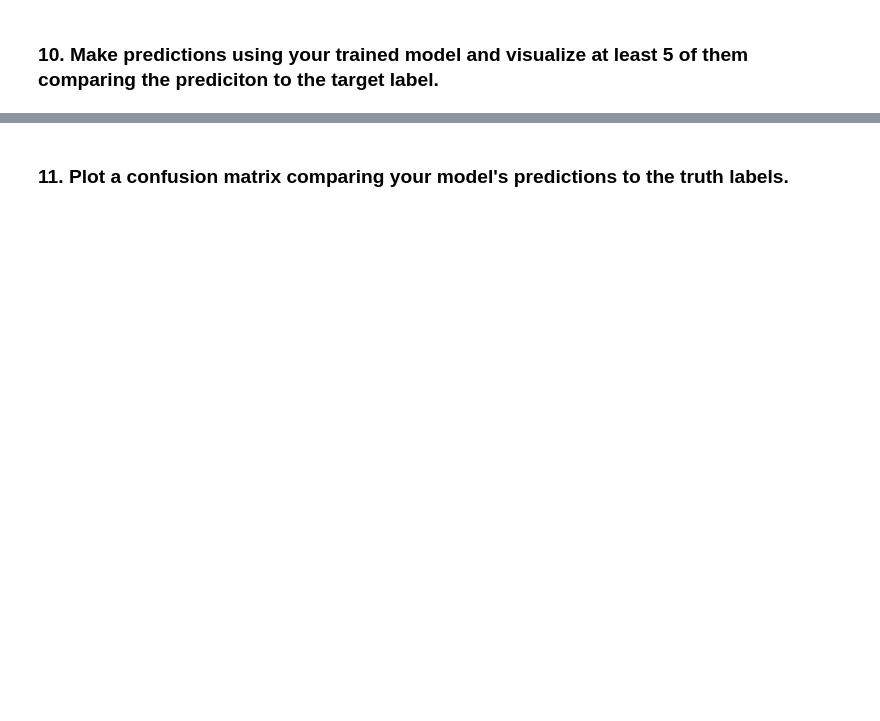
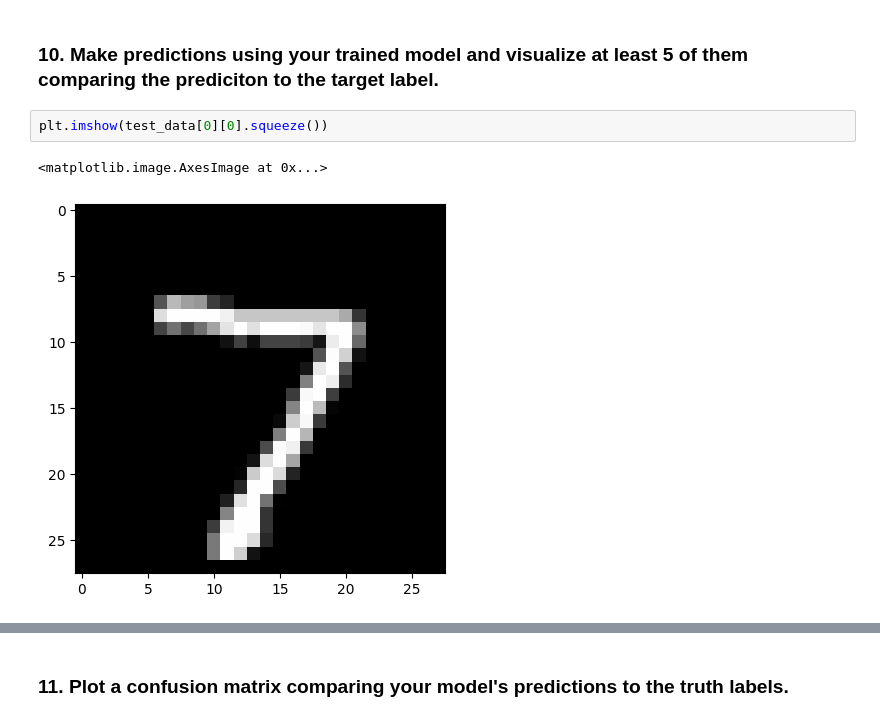
Before and after one commit to Bishal-Stha/machine_learning, a Jupyter notebook: Real_ML_Stuff/PyTorch/03_pytorch_computer_vision_exercises.ipynb, the cells around one changed output, grey strips where cells are left out. Drawn from its saved outputs; the diff is of its cells as text; blank space fills up the shorter version.

```diff
--- a/Real_ML_Stuff/PyTorch/03_pytorch_computer_vision_exercises.ipynb
+++ b/Real_ML_Stuff/PyTorch/03_pytorch_computer_vision_exercises.ipynb
@@ -223,2 +520,7 @@ epochs = 5
 # %% [markdown]
 ### 10. Make predictions using your trained model and visualize at least 5 of them comparing the prediciton to the target label.
+# %%
+plt.imshow(test_data[0][0].squeeze())
+# %% [output]
+<matplotlib.image.AxesImage at 0x...>
+[figure, added]
```
Also changed, not shown: parts of 28 cells of this notebook, 2 other files.
